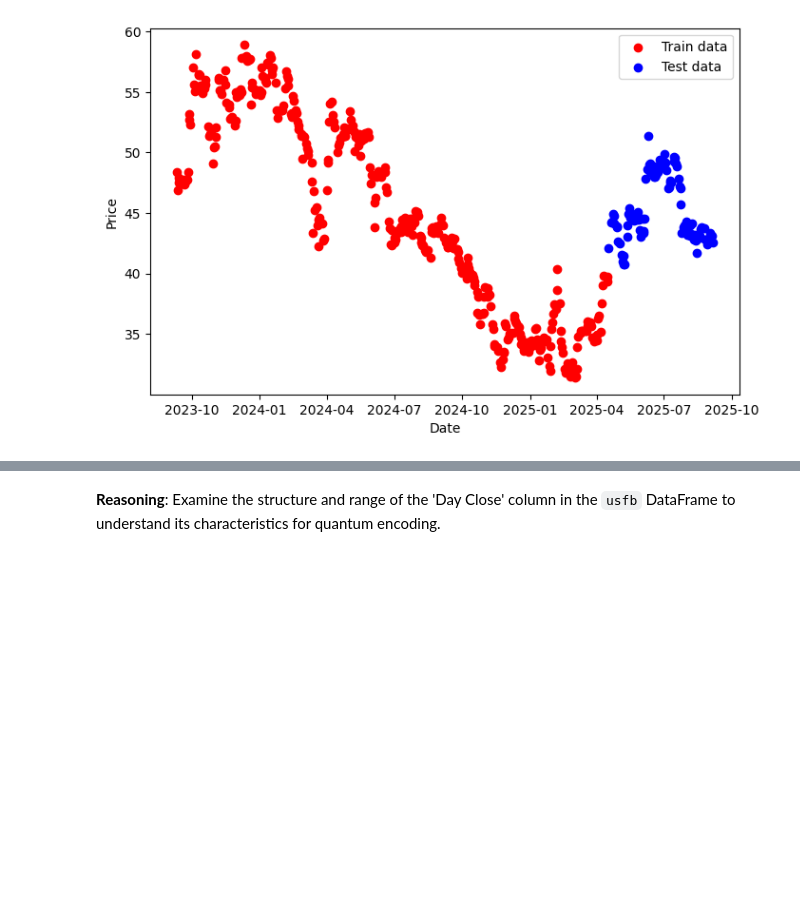
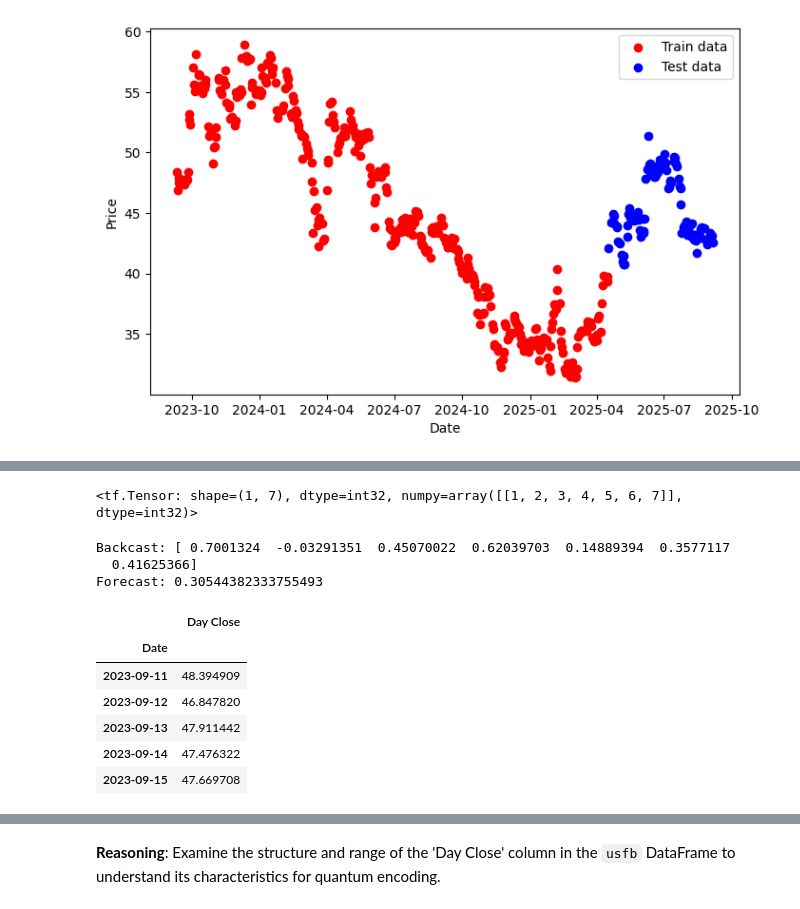
Before and after one commit to YuvanBharathi13/USFB-Time-Series-Analaysis, a Jupyter notebook: USFB_timeSeriesAnalysis.ipynb, the cells around one changed output, grey strips where cells are left out. Saved outputs shown, nothing was run; the diff lists cells and outputs as text; code cells hidden in the pictures; blank space fills up the shorter version.

```diff
--- a/USFB_timeSeriesAnalysis.ipynb
+++ b/USFB_timeSeriesAnalysis.ipynb
@@ -130,0 +169,25 @@ plt.legend();
+# %%
+dummy_inputs = tf.expand_dims(tf.range(window_size) + 1, axis=0) # input shape to the model has to reflect Dense layer input requirements (ndim=2)
+dummy_inputs
+# %% [output]
+<tf.Tensor: shape=(1, 7), dtype=int32, numpy=array([[1, 2, 3, 4, 5, 6, 7]], dtype=int32)>
+# %%
+# Pass dummy inputs to dummy NBeatsBlock layer
+backcast, forecast = dummy_nbeats_block_layer(dummy_inputs)
+# These are the activation outputs of the theta layer (they'll be random due to no training of the model)
+print(f"Backcast: {tf.squeeze(backcast.numpy())}")
+print(f"Forecast: {tf.squeeze(forecast.numpy())}")
+# %% [output]
+Backcast: [ 0.7001324  -0.03291351  0.45070022  0.62039703  0.14889394  0.3577117
+  0.41625366]
+Forecast: 0.30544382333755493
+# %%
+usfb.head()
+# %% [output]
+|  | Day Close |
+| Date |  |
+| 2023-09-11 | 48.394909 |
+| 2023-09-12 | 46.847820 |
+| 2023-09-13 | 47.911442 |
+| 2023-09-14 | 47.476322 |
+| 2023-09-15 | 47.669708 |
```
Also changed, not shown: parts of 117 cells of this notebook.
